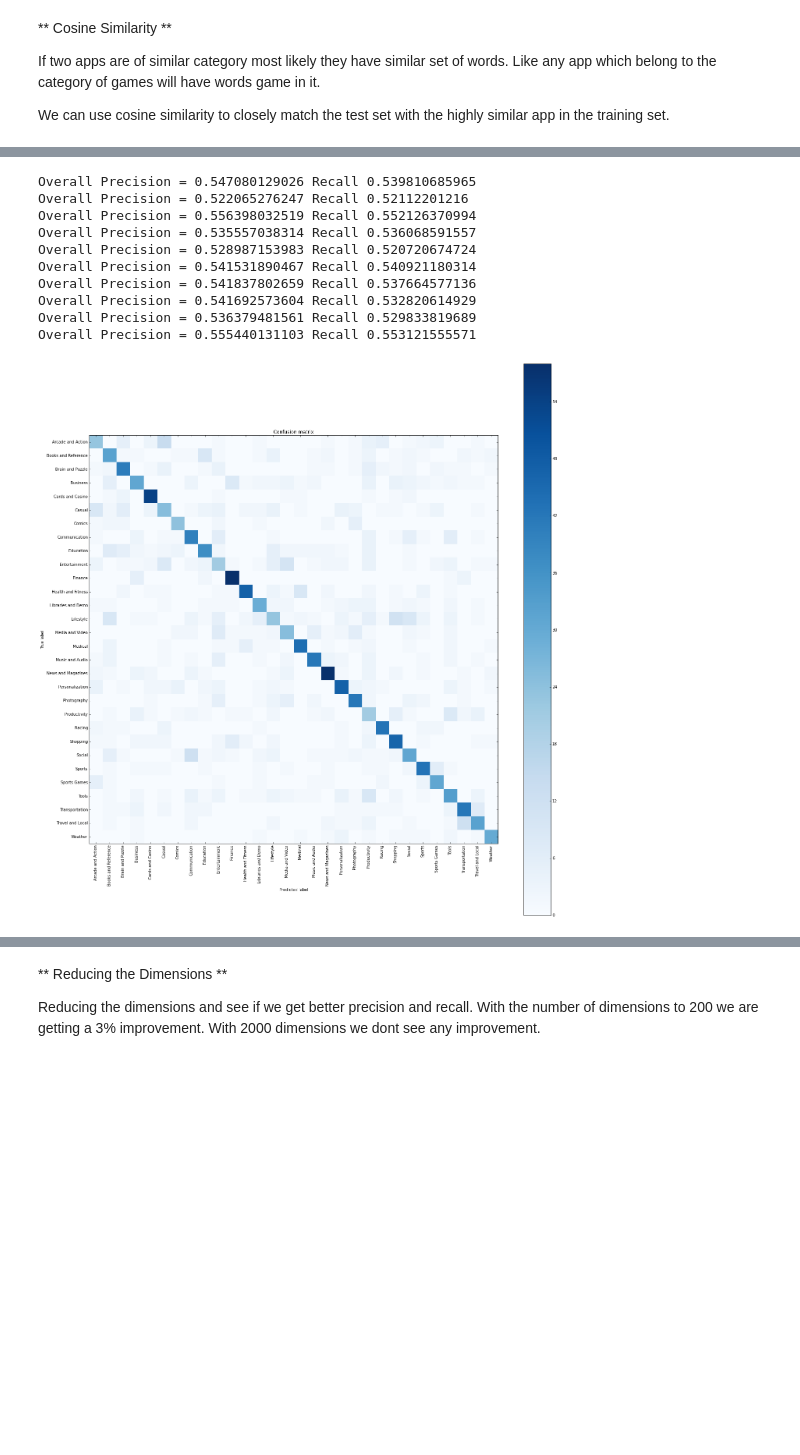
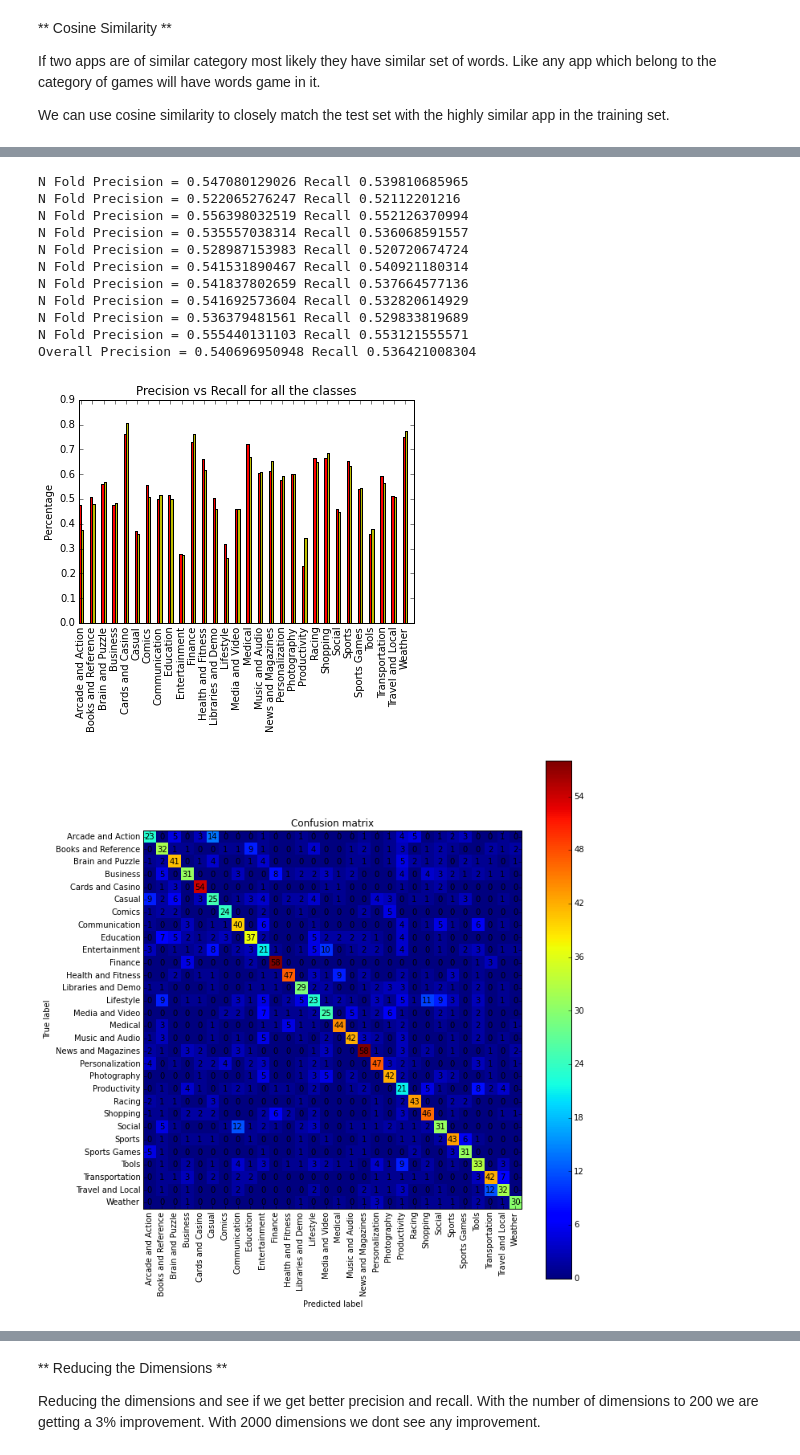
Before and after one commit to piyushchauhan2011/datamining, a Jupyter notebook: CosineSimilarity.ipynb, the cells around one changed output, grey strips where cells are left out. Cells and saved outputs as stored; diff of their text form; code cells hidden in the pictures; blank space fills up the shorter version.

```diff
--- a/CosineSimilarity.ipynb
+++ b/CosineSimilarity.ipynb
@@ -32,43 +16,53 @@ def plot_confusion_matrix(cm, title='Confusion matrix', cmap=plt.cm.Blues):
+# %%
+import matplotlib.pyplot as plt
+import sklearn.metrics.pairwise as smp
+from sklearn.metrics import precision_recall_fscore_support, confusion_matrix
+from sklearn.cross_validation import KFold
+from scipy.sparse import lil_matrix
+
+myappdata = TrainingData()
 # %%
-%matplotlib inline
-import numpy as np
-import matplotlib.pyplot as plt
-import sklearn.metrics.pairwise as smp
-from sklearn.metrics import precision_recall_fscore_support, confusion_matrix
-from sklearn.cross_validation import KFold
 
-kf = KFold(n=20104, n_folds=10)
+kf = KFold(n=20104, n_folds=10, random_state=42)
+results = []
 for train_idx, test_idx in kf:
-    train_data = csr_app_data[train_idx]
-    train_labels = app_labels[train_idx]
-    test_data = csr_app_data[test_idx]
-    test_labels = app_labels[test_idx]
-    test_app_names = app_names[test_idx]
+    (train_data, train_labels) = myappdata.get_data_and_labels(train_idx)
+    (test_data, test_labels) = myappdata.get_data_and_labels(test_idx)
+    test_app_names = myappdata.get_app_names(test_idx)
+
     predict_labels = []
     for idx, test_vector in enumerate(test_data):
             clf = smp.cosine_similarity(train_data, test_vector)
             max_idx = clf.argmax()
             predict_labels.append(train_labels[max_idx])
 
     predict_labels_arr = np.array(predict_labels)
 
     (precision, recall, fscore, support) = precision_recall_fscore_support(test_labels, predict_labels_arr)
 
-    cm = confusion_matrix(test_labels, predict_labels_arr, total_sorted_app_labels)
+    results.append((precision, recall))
+    cm = confusion_matrix(test_labels, predict_labels_arr, myappdata.total_sorted_app_labels)
 
-    print("Overall Precision = {0} Recall {1}".format(sum(precision)/precision.size, sum(recall)/recall.size))
+    print("N Fold Precision = {0} Recall {1}".format(sum(precision)/precision.size, sum(recall)/recall.size))
 
-plot_confusion_matrix(cm)
+average_precision =  [sum(elem)/len(elem) for elem in zip(*[x[0] for x in results])]
+average_recall = [sum(elem)/len(elem) for elem in zip(*[x[1] for x in results])]
+print("Overall Precision = {0} Recall {1}".format(sum(average_precision)/len(average_precision),
+                                                  sum(average_recall)/len(average_recall)))
+plot_precision_and_recall(average_precision, average_recall, myappdata.total_sorted_app_labels)
+plot_confusion_matrix(cm, myappdata.total_sorted_app_labels)
 # %% [output]
-Overall Precision = 0.547080129026 Recall 0.539810685965
-Overall Precision = 0.522065276247 Recall 0.52112201216
-Overall Precision = 0.556398032519 Recall 0.552126370994
-Overall Precision = 0.535557038314 Recall 0.536068591557
-Overall Precision = 0.528987153983 Recall 0.520720674724
-Overall Precision = 0.541531890467 Recall 0.540921180314
-Overall Precision = 0.541837802659 Recall 0.537664577136
-Overall Precision = 0.541692573604 Recall 0.532820614929
-Overall Precision = 0.536379481561 Recall 0.529833819689
-Overall Precision = 0.555440131103 Recall 0.553121555571
+N Fold Precision = 0.547080129026 Recall 0.539810685965
+N Fold Precision = 0.522065276247 Recall 0.52112201216
+N Fold Precision = 0.556398032519 Recall 0.552126370994
+N Fold Precision = 0.535557038314 Recall 0.536068591557
+N Fold Precision = 0.528987153983 Recall 0.520720674724
+N Fold Precision = 0.541531890467 Recall 0.540921180314
+N Fold Precision = 0.541837802659 Recall 0.537664577136
+N Fold Precision = 0.541692573604 Recall 0.532820614929
+N Fold Precision = 0.536379481561 Recall 0.529833819689
+N Fold Precision = 0.555440131103 Recall 0.553121555571
+Overall Precision = 0.540696950948 Recall 0.536421008304
-[figure, old version]
+[figure, new version]
+[figure, added]
 # %% [markdown]
```
Also changed, not shown: parts of 4 cells of this notebook, 2 other files.
